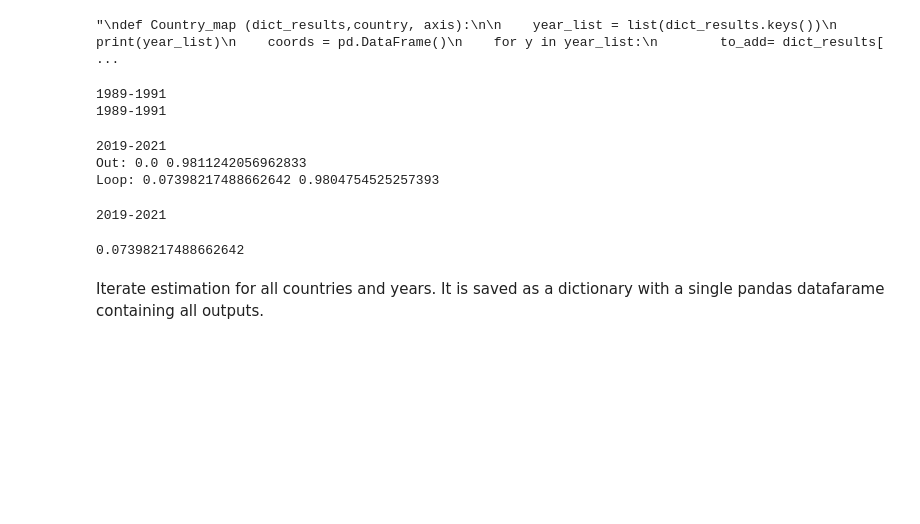
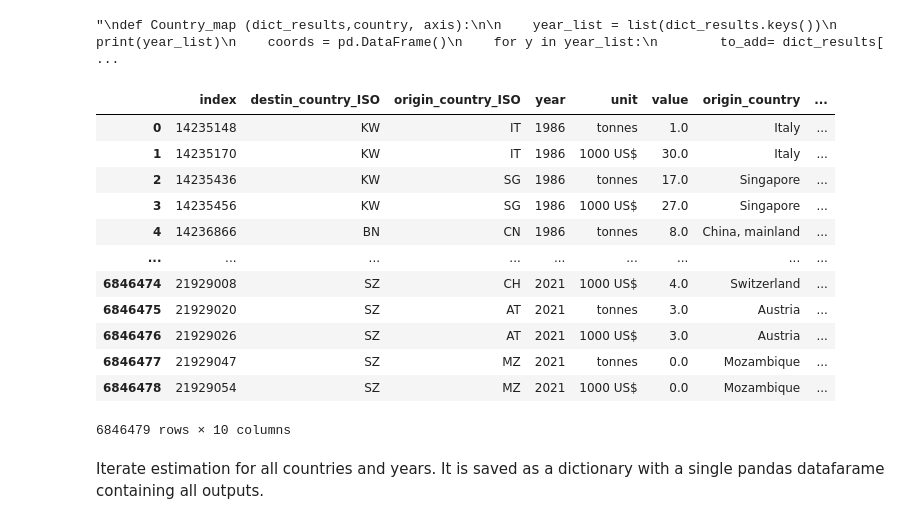
Before and after one commit to AFosch/Food_trade, a Jupyter notebook: Scripts/Multilayer_Year_map.ipynb, the cells around one changed output. Drawn from its saved outputs; the diff is of its cells as text; code cells hidden in the pictures; blank space fills up the shorter version.

```diff
--- a/Scripts/Multilayer_Year_map.ipynb
+++ b/Scripts/Multilayer_Year_map.ipynb
@@ -232,30 +207,19 @@ country_metadata = pd.read_pickle('../Data/Country_info.pkl')
-# %%
-# PROVA ALL
-year_check='1989-1991'
-print(year_check)
-
-#
-deg_particip_loop = Make_dict_years(data_og.copy(deep=True),'1989-1991')
-# %% [output]
-1989-1991
-1989-1991
-# %%
-#deg_particip_loop = Make_dict_years(data_og,'1989-1991')
-deg_particip_loop2 = Make_dict_years(data_og.copy(deep=True),'2019-2021')
-print('Out:', min(deg_particip_loop.pc_w_out), max(deg_particip_loop.pc_w_out))
-
-print('Loop:', min(deg_particip_loop2.pc_w_out), max(deg_particip_loop2.pc_w_out))
-# %% [output]
-2019-2021
-Out: 0.0 0.9811242056962833
-Loop: 0.07398217488662642 0.9804754525257393
-# %%
-#partic_coeff.loc['ID',:]
-
-min(Make_dict_years(data_og,'2019-2021').pc_w_out)
-# %% [output]
-2019-2021
-0.07398217488662642
+# %%
+data_og
+# %% [output]
+|  | index | destin_country_ISO | origin_country_ISO | year | unit | value | origin_country | ... |
+| 0 | 14235148 | KW | IT | 1986 | tonnes | 1.0 | Italy | ... |
+| 1 | 14235170 | KW | IT | 1986 | 1000 US$ | 30.0 | Italy | ... |
+| 2 | 14235436 | KW | SG | 1986 | tonnes | 17.0 | Singapore | ... |
+| 3 | 14235456 | KW | SG | 1986 | 1000 US$ | 27.0 | Singapore | ... |
+| 4 | 14236866 | BN | CN | 1986 | tonnes | 8.0 | China, mainland | ... |
+| ... | ... | ... | ... | ... | ... | ... | ... | ... |
+| 6846474 | 21929008 | SZ | CH | 2021 | 1000 US$ | 4.0 | Switzerland | ... |
+| 6846475 | 21929020 | SZ | AT | 2021 | tonnes | 3.0 | Austria | ... |
+| 6846476 | 21929026 | SZ | AT | 2021 | 1000 US$ | 3.0 | Austria | ... |
+| 6846477 | 21929047 | SZ | MZ | 2021 | tonnes | 0.0 | Mozambique | ... |
+| 6846478 | 21929054 | SZ | MZ | 2021 | 1000 US$ | 0.0 | Mozambique | ... |
+6846479 rows × 10 columns
 # %% [markdown]
 Iterate estimation for all countries and years. It is saved as a dictionary with a single pandas datafarame containing all outputs.
 # %%
```
Also changed, not shown: parts of 8 cells of this notebook, 6 other files.
